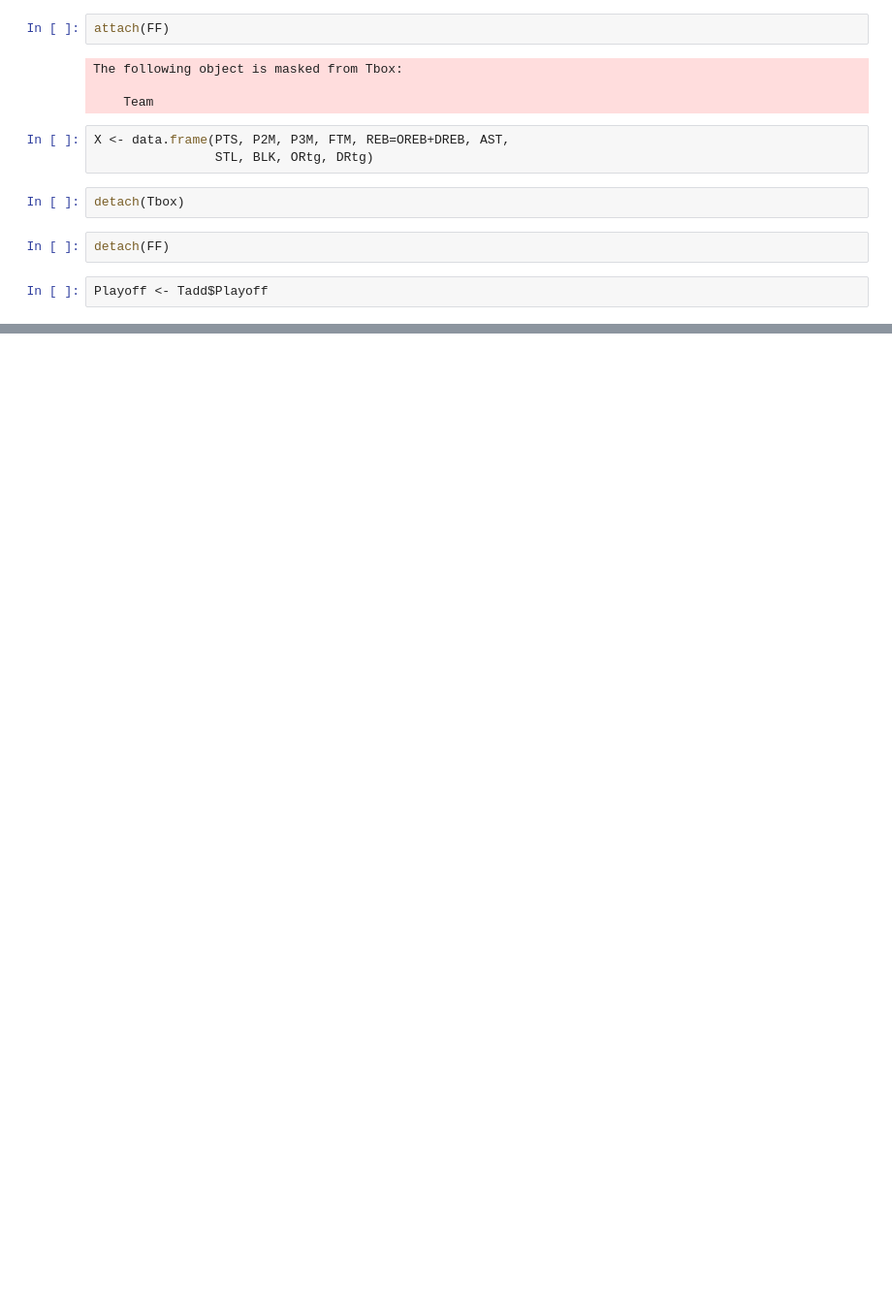
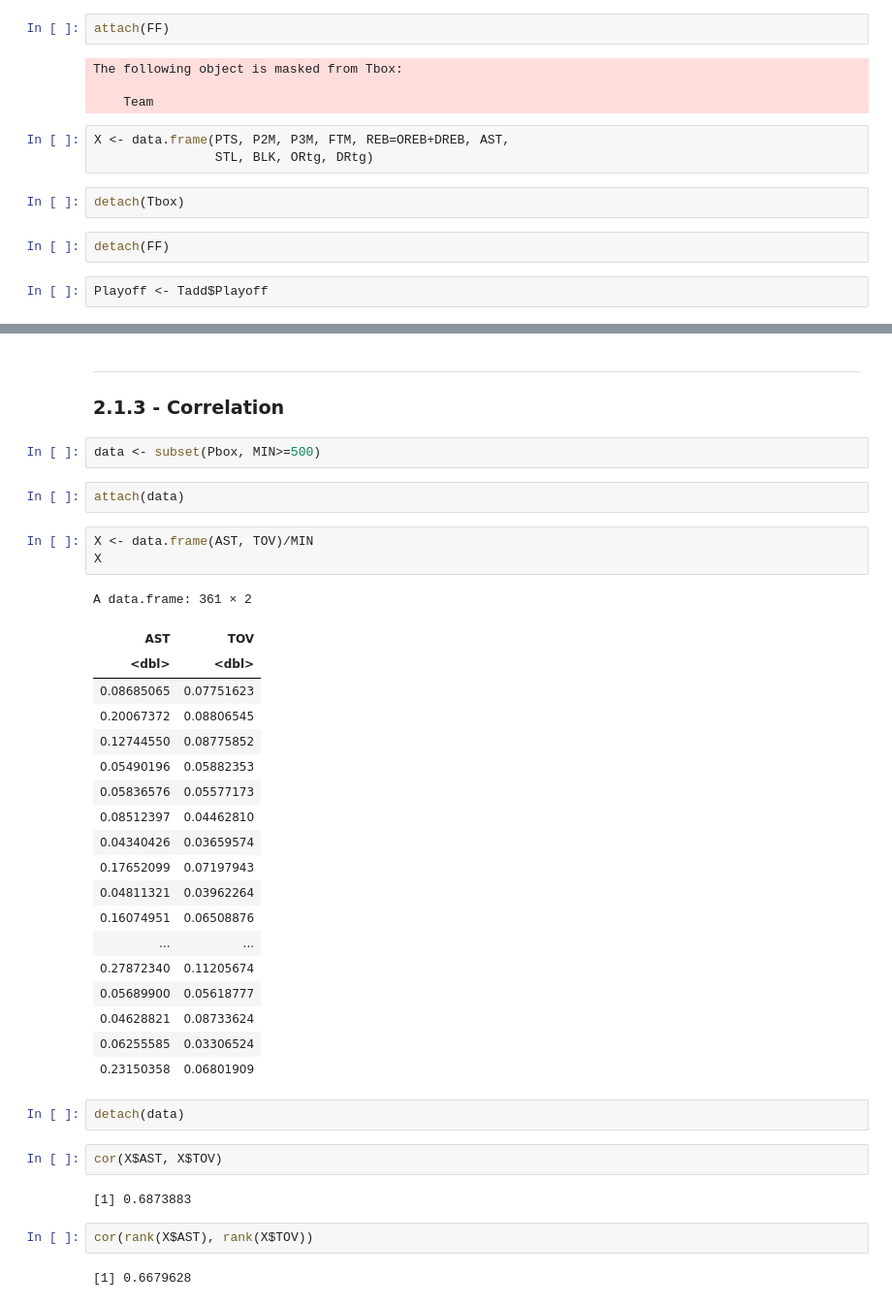
Before and after one commit to rajansawhney/basketball-data-science, a Jupyter notebook: notebooks/02-discovering-patterns-in-data.ipynb, the cells around one changed output, grey strips where cells are left out. Shown at 97% size. Drawn from its saved outputs; the diff is of its cells as text; blank space fills up the shorter version.

```diff
--- a/notebooks/02-discovering-patterns-in-data.ipynb
+++ b/notebooks/02-discovering-patterns-in-data.ipynb
@@ -225,0 +289,40 @@ eta <- sapply(X, function(Y){
+# %% [markdown]
+____
+### 2.1.3 - Correlation
+# %%
+data <- subset(Pbox, MIN>=500)
+# %%
+attach(data)
+# %%
+X <- data.frame(AST, TOV)/MIN
+X
+# %% [output]
+A data.frame: 361 × 2
+| AST | TOV |
+| <dbl> | <dbl> |
+| 0.08685065 | 0.07751623 |
+| 0.20067372 | 0.08806545 |
+| 0.12744550 | 0.08775852 |
+| 0.05490196 | 0.05882353 |
+| 0.05836576 | 0.05577173 |
+| 0.08512397 | 0.04462810 |
+| 0.04340426 | 0.03659574 |
+| 0.17652099 | 0.07197943 |
+| 0.04811321 | 0.03962264 |
+| 0.16074951 | 0.06508876 |
+| ... | ... |
+| 0.27872340 | 0.11205674 |
+| 0.05689900 | 0.05618777 |
+| 0.04628821 | 0.08733624 |
+| 0.06255585 | 0.03306524 |
+| 0.23150358 | 0.06801909 |
+# %%
+detach(data)
+# %%
+cor(X$AST, X$TOV)
+# %% [output]
+[1] 0.6873883
+# %%
+cor(rank(X$AST), rank(X$TOV))
+# %% [output]
+[1] 0.6679628
```
Also changed, not shown: parts of 18 cells of this notebook, 1 other file.
